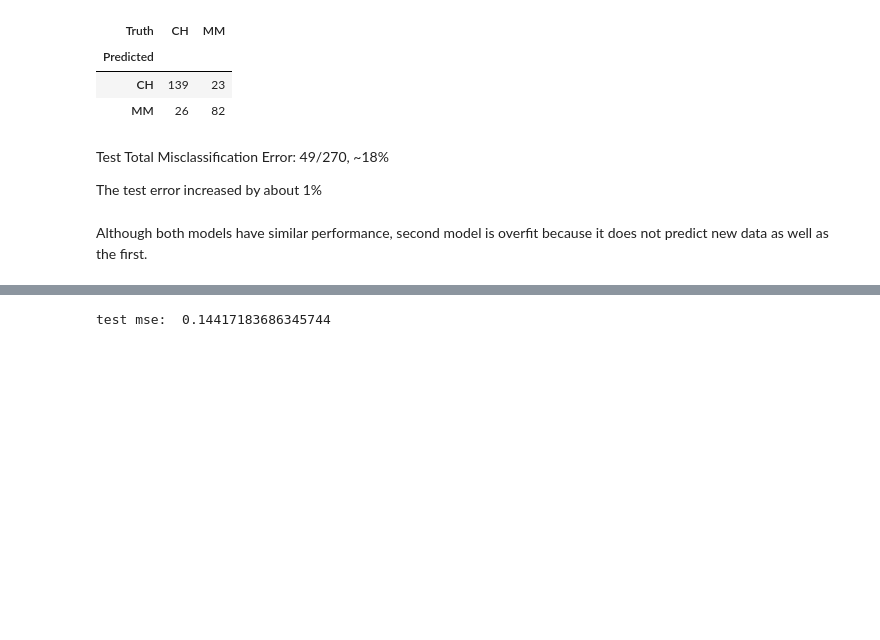
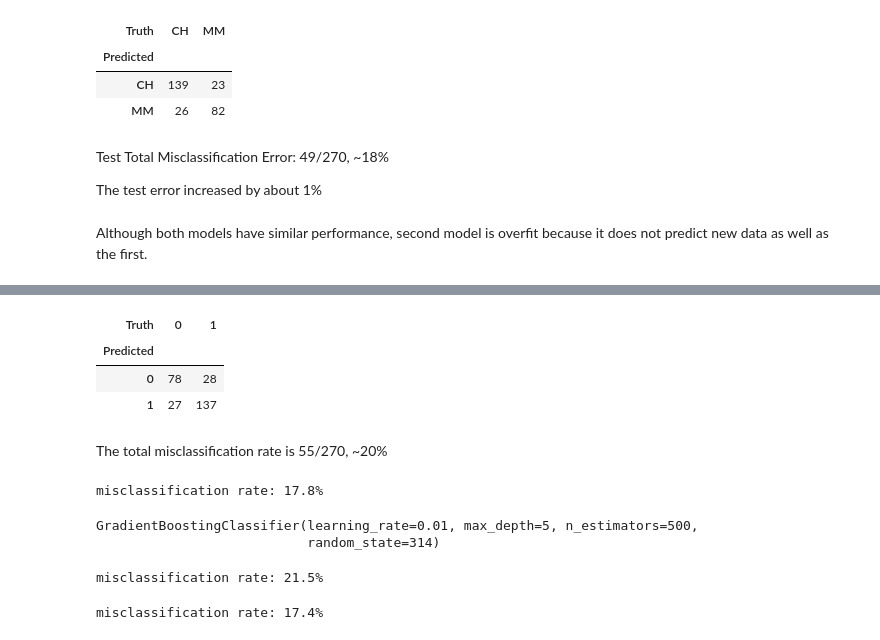
Before and after one commit to AidanK88/code_2600, a Jupyter notebook: homework4.ipynb, the cells around one changed output, grey strips where cells are left out. Drawn from its saved outputs; the diff is of its cells as text; code cells hidden in the pictures; blank space fills up the shorter version.

```diff
--- a/homework4.ipynb
+++ b/homework4.ipynb
@@ -252,8 +246,67 @@ RandomForestRegressor(max_depth=8, max_features=3, n_estimators=1000,
-# %%
-# MSE
-
-y_hat_rf = rf_oj.predict(X_test)
-mse_rf = np.mean((y_test - y_hat_rf)**2)
-print('test mse: ',mse_rf)
-# %% [output]
-test mse:  0.14417183686345744
+# %%
+predictions_test = rf_oj.predict(X_test)
+confusion_table(predictions_test, y_test)
+# %% [output]
+| Truth | 0 | 1 |
+| Predicted |  |  |
+| 0 | 78 | 28 |
+| 1 | 27 | 137 |
+# %% [markdown]
+The total misclassification rate is 55/270, ~20%
+# %%
+rf_oj = RF(max_features=5,
+            n_estimators=500,
+            max_depth=3,
+            max_leaf_nodes=7,
+            bootstrap=True,
+            random_state=314)
+rf_oj.fit(X_train, y_train)
+
+predictions_test = rf_oj.predict(X_test)
+con_matrix = confusion_table(predictions_test, y_test)
+
+false_positives = con_matrix.iloc[0, 1]
+false_negatives = con_matrix.iloc[1, 0]
+
+misclass_rate = (false_positives + false_negatives) / 270
+print(f"misclassification rate: {round(misclass_rate, 3) * 100}%")
+# %% [output]
+misclassification rate: 17.8%
+# %%
+gbm_oj = GBC(learning_rate=0.01,
+                        n_estimators=500,
+                        max_depth=5,
+                        random_state=314)
+gbm_oj.fit(X_train, y_train)
+# %% [output]
+GradientBoostingClassifier(learning_rate=0.01, max_depth=5, n_estimators=500,
+                           random_state=314)
+# %%
+predictions_test = gbm_oj.predict(X_test)
+con_matrix = confusion_table(predictions_test, y_test)
+
+false_positives = con_matrix.iloc[0, 1]
+false_negatives = con_matrix.iloc[1, 0]
+
+misclass_rate = (false_positives + false_negatives) / 270
+print(f"misclassification rate: {round(misclass_rate, 3) * 100}%")
+# %% [output]
+misclassification rate: 21.5%
+# %%
+gbm_oj = GBC(learning_rate=0.0025,
+            n_estimators=500,
+            max_depth=3,
+            random_state=314)
+gbm_oj.fit(X_train, y_train)
+
+predictions_test = gbm_oj.predict(X_test)
+con_matrix = confusion_table(predictions_test, y_test)
+
+false_positives = con_matrix.iloc[0, 1]
+false_negatives = con_matrix.iloc[1, 0]
+
+misclass_rate = (false_positives + false_negatives) / 270
+
+print(f"misclassification rate: {round(misclass_rate, 3) * 100}%")
+# %% [output]
+misclassification rate: 17.4%
```
Also changed, not shown: parts of 3 cells of this notebook, 1 other file.
